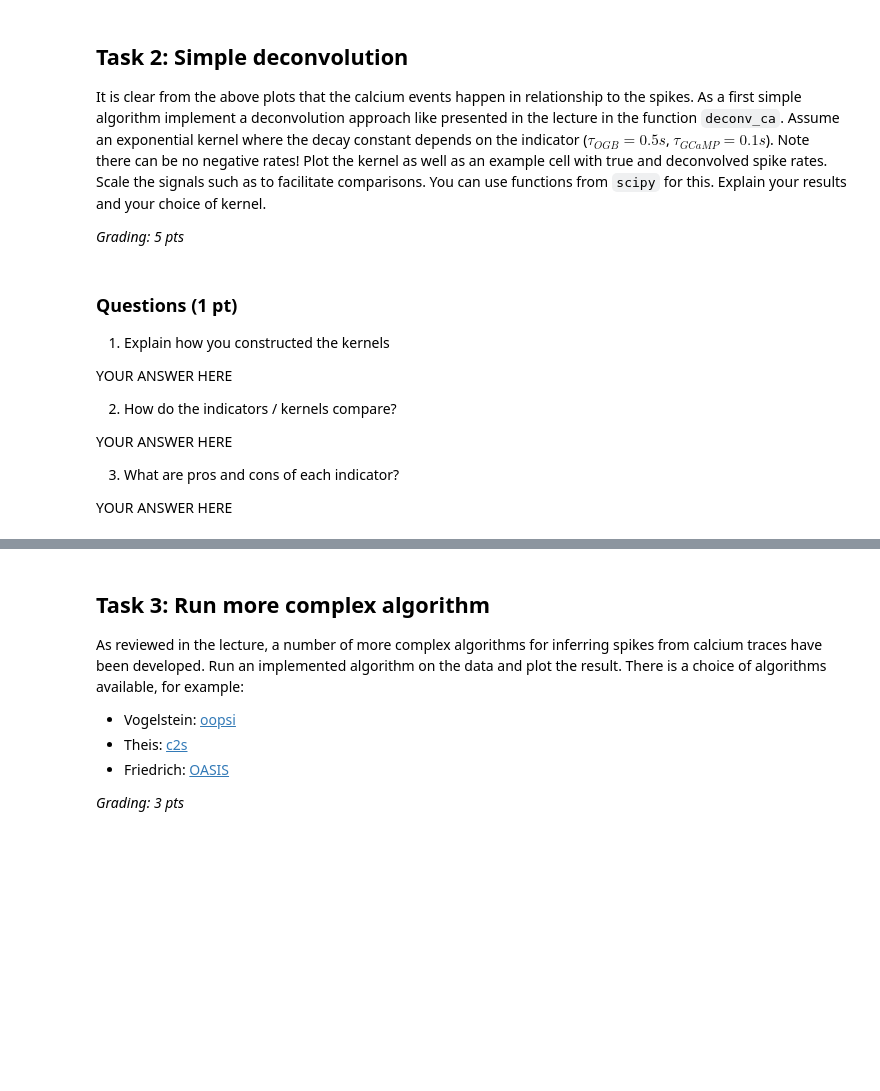
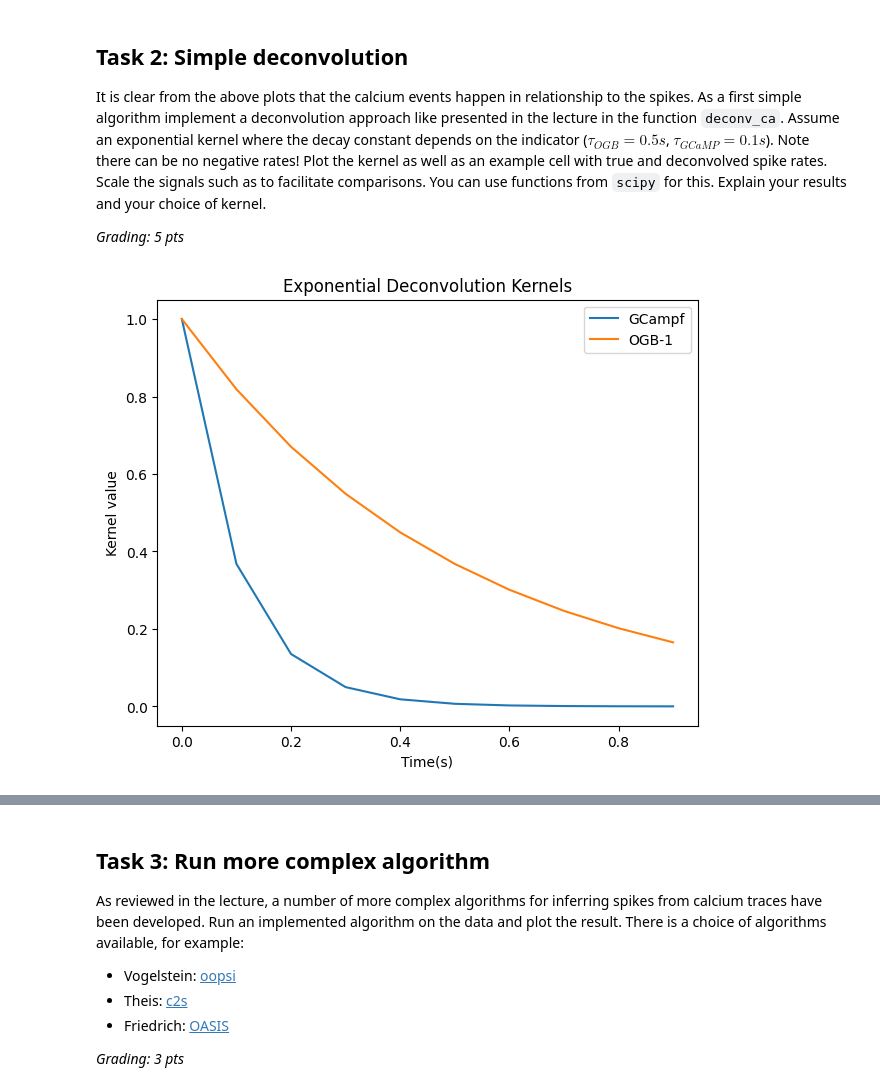
Before and after one commit to F-vdHaar/neural_data_science, a Jupyter notebook: notebooks/CodingLab3.ipynb, the cells around one changed output, grey strips where cells are left out. Saved outputs shown, nothing was run; the diff lists cells and outputs as text; code cells hidden in the pictures; blank space fills up the shorter version.

```diff
--- a/notebooks/CodingLab3.ipynb
+++ b/notebooks/CodingLab3.ipynb
@@ -166,13 +178,25 @@ fig, ax = plt.subplots(figsize=(6, 5), layout="constrained")
-# %% [markdown]
-### Questions (1 pt)
-1) Explain how you constructed the kernels
-
-YOUR ANSWER HERE
-
-2) How do the indicators / kernels compare?
-
-YOUR ANSWER HERE
-
-3) What are pros and cons of each indicator?
-
-YOUR ANSWER HERE
+# %%
+# -------------------------
+# Plot the 2 kernels (1 pt)
+# -------------------------
+
+tau_gcamp = 0.1
+tau_ogb = 0.5
+dt = 0.04 # 1/sampling rate
+
+fig, ax = plt.subplots(figsize=(6, 5), layout="constrained")
+
+time = np.arange(0, 1, 0.1)
+
+gcamp = ax.plot(time, np.exp(-time/tau_gcamp), label = 'GCamp6f' )
+ogb = ax.plot(time, np.exp(-time/tau_ogb), label = 'OGB-1' )
+
+ax.set_title("Exponential Deconvolution Kernels")
+ax.set_ylabel("Kernel value")
+ax.set_xlabel("Time(s)")
+ax.legend(['GCampf', 'OGB-1'])
+
+
+plt.show()
+# %% [output]
+[figure, added]
```
Also changed, not shown: parts of 15 cells of this notebook.
